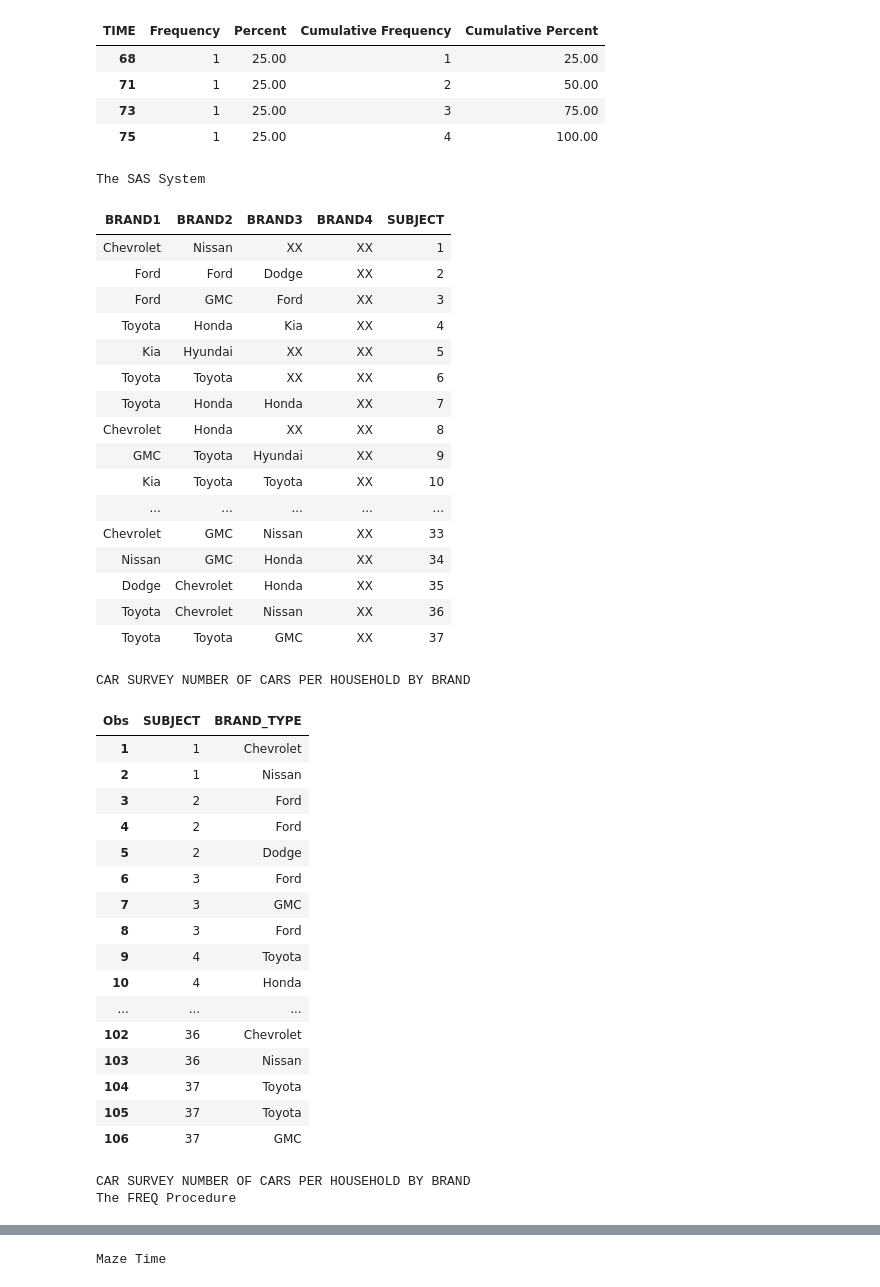
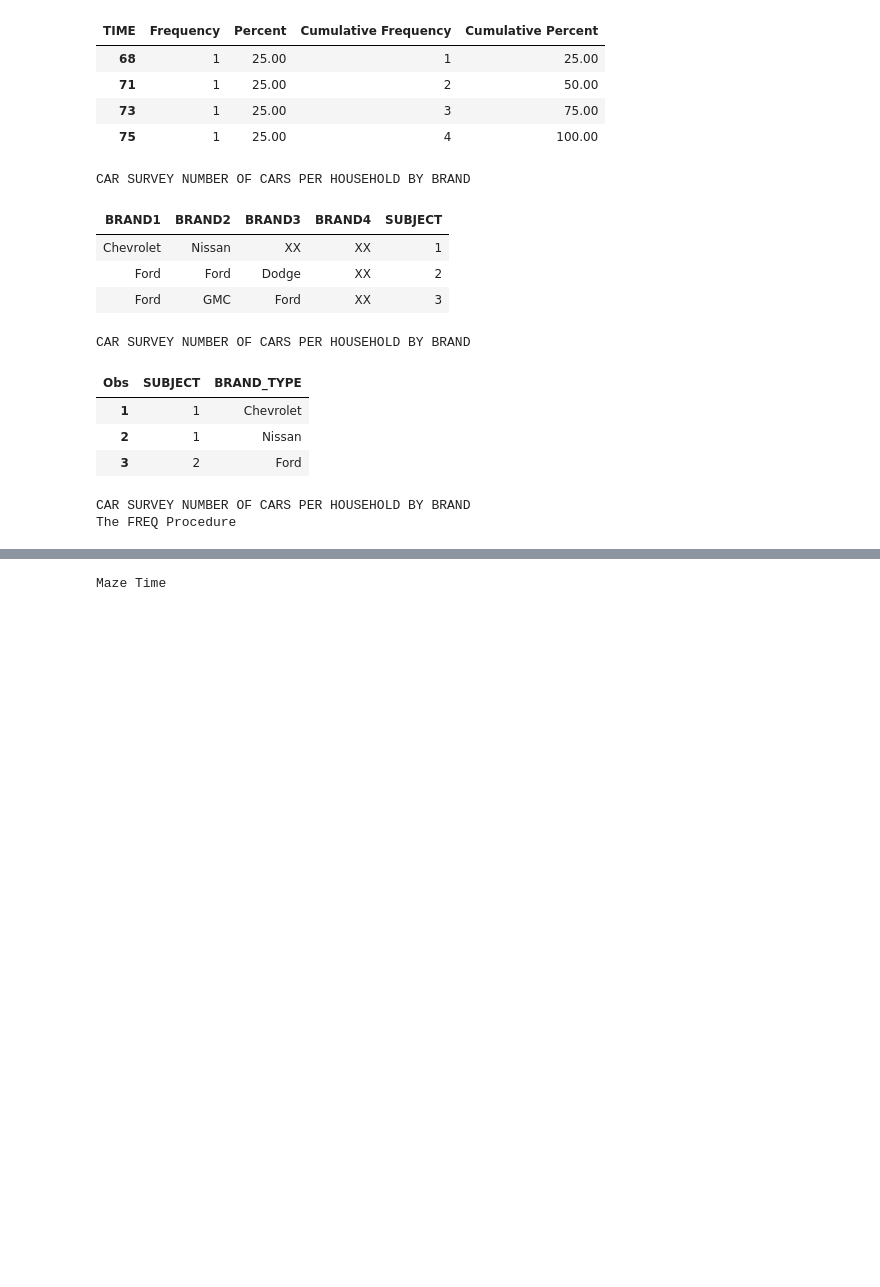
Before and after one commit to kevinwkc/my_sas, a Jupyter notebook: FREQ_FORMAT.ipynb, the cells around one changed output, grey strips where cells are left out. Cells and saved outputs as stored; diff of their text form; code cells hidden in the pictures; blank space fills up the shorter version.

```diff
--- a/FREQ_FORMAT.ipynb
+++ b/FREQ_FORMAT.ipynb
@@ -52,7 +52,7 @@ DATA CAR_BRANDS;
 INFILE "/folders/myfolders/SAS-Programming/HW_7/CarBrands.txt" dlm=' ';
 LENGTH BRAND1 - BRAND4$ 12;
 INPUT SUBJECT$ BRAND1 - BRAND4;
-PROC PRINT DATA=CAR_BRANDS noobs;
+PROC PRINT DATA=CAR_BRANDS(obs=3) noobs;
 RUN;
 
 DATA restructure;
@@ -63,7 +63,7 @@ DO i=1 TO 4;
 	IF BRAND_TYPE ne "XX" THEN OUTPUT;
 END;
 DROP i BRAND1 - BRAND4;
-proc print data=restructure;
+proc print data=restructure(obs=3);
 TITLE "CAR SURVEY NUMBER OF CARS PER HOUSEHOLD BY BRAND";
 run;
 PROC FREQ data=restructure ORDER=FREQ;
@@ -90,65 +90,39 @@ Subject	Brand
 	2	Ford
  		.
 		.
 		.
 
 e.	Using the ProcFreq command
 f.	Print a table of the brands in descending order (order = freq ).
 g.	Include the table in your write up. The percent of Americans that own each car is
 		Chevrolet- 12%
 		Dodge – 8%
 		Ford – 16%
 		GMC – 4%
 		Honda – 22%
 		Hyundai – 4%
 		Kia – 9%
 		Nissan- 2%
 		Toyota – 23%
 
 h.	Test whether your sample matches the distribution of car brands owned by Americans at a 95% confidence level.
 i.	State the test you will use, the null hypothesis and alternative hypothesis.
 j.	State your conclusion and explain how you arrived at your conclusion. (Include the appropriate SAS output to support your conclusion.)
 k.	Which brand is the most over-represented in the sample as compared to the population percent?
 l.	Which brand is most under-represented?  (Include the output that demonstrates this.)
 m.	Which brand is contributing the most value to the Chi-Square value?
 */
 # %% [output]
-The SAS System
+CAR SURVEY NUMBER OF CARS PER HOUSEHOLD BY BRAND
 | BRAND1 | BRAND2 | BRAND3 | BRAND4 | SUBJECT |
 | Chevrolet | Nissan | XX | XX | 1 |
 | Ford | Ford | Dodge | XX | 2 |
 | Ford | GMC | Ford | XX | 3 |
-| Toyota | Honda | Kia | XX | 4 |
-| Kia | Hyundai | XX | XX | 5 |
-| Toyota | Toyota | XX | XX | 6 |
-| Toyota | Honda | Honda | XX | 7 |
-| Chevrolet | Honda | XX | XX | 8 |
-| GMC | Toyota | Hyundai | XX | 9 |
-| Kia | Toyota | Toyota | XX | 10 |
-| ... | ... | ... | ... | ... |
-| Chevrolet | GMC | Nissan | XX | 33 |
-| Nissan | GMC | Honda | XX | 34 |
-| Dodge | Chevrolet | Honda | XX | 35 |
-| Toyota | Chevrolet | Nissan | XX | 36 |
-| Toyota | Toyota | GMC | XX | 37 |
 CAR SURVEY NUMBER OF CARS PER HOUSEHOLD BY BRAND
 | Obs | SUBJECT | BRAND_TYPE |
 | 1 | 1 | Chevrolet |
 | 2 | 1 | Nissan |
 | 3 | 2 | Ford |
-| 4 | 2 | Ford |
-| 5 | 2 | Dodge |
-| 6 | 3 | Ford |
-| 7 | 3 | GMC |
-| 8 | 3 | Ford |
-| 9 | 4 | Toyota |
-| 10 | 4 | Honda |
-| ... | ... | ... |
-| 102 | 36 | Chevrolet |
-| 103 | 36 | Nissan |
-| 104 | 37 | Toyota |
-| 105 | 37 | Toyota |
-| 106 | 37 | GMC |
 CAR SURVEY NUMBER OF CARS PER HOUSEHOLD BY BRAND
 The FREQ Procedure
 | BRAND_TYPE | Frequency | Percent |
```
Also changed, not shown: parts of 1 cell of this notebook.
